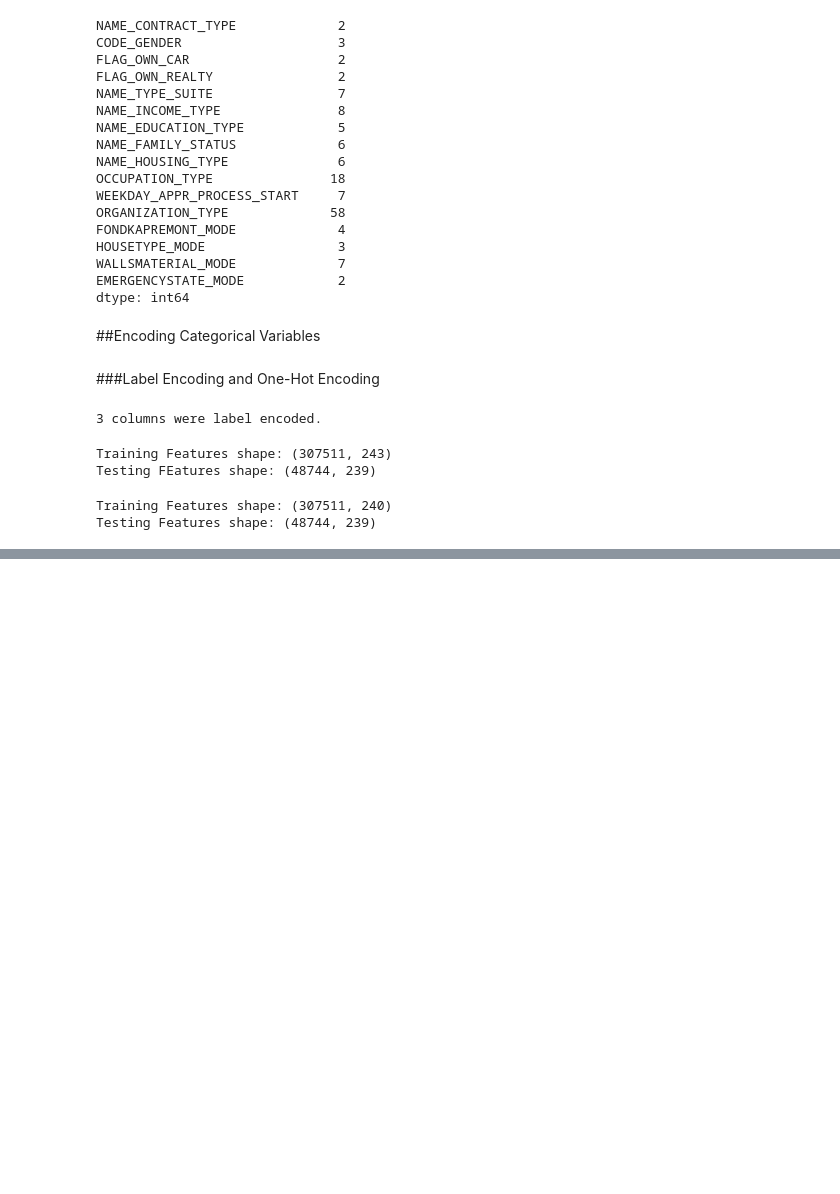
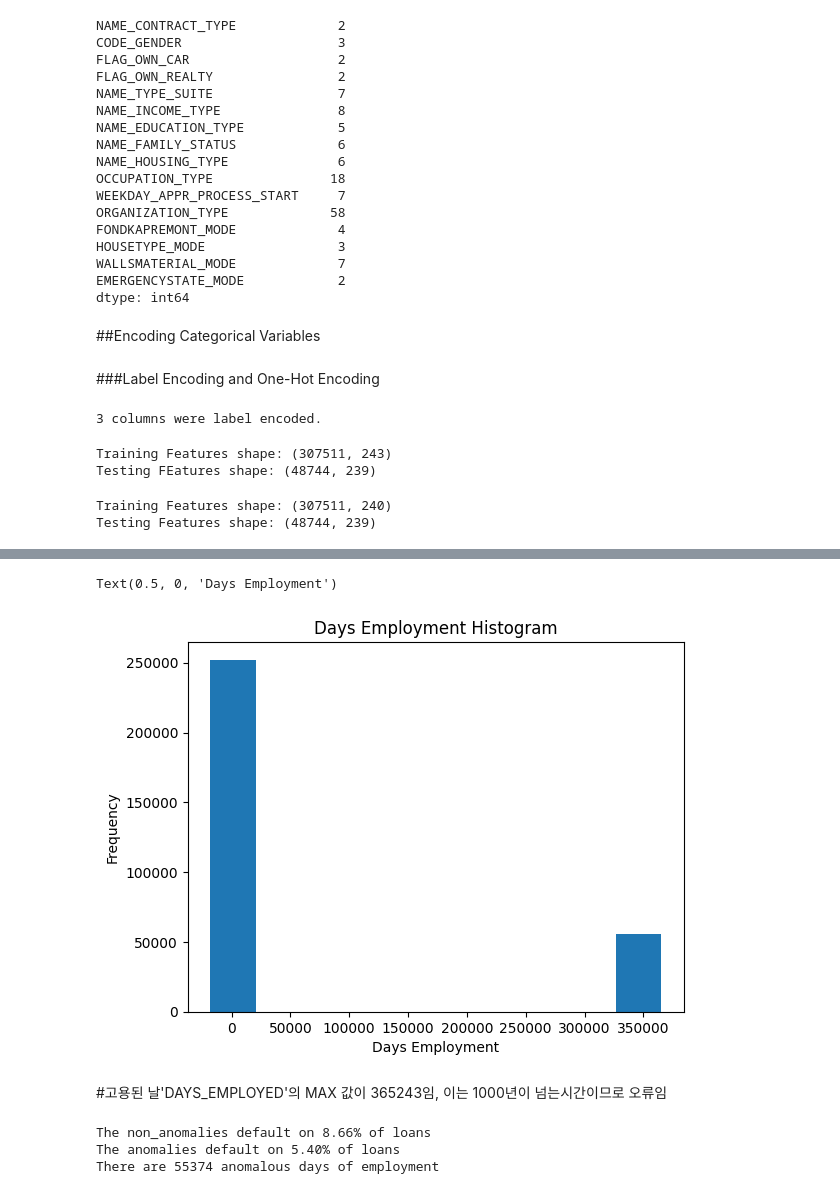
Before and after one commit to jhk990602/datapractice, a Jupyter notebook: HomeCreditDefaultRisk_1.ipynb, the cells around one changed output, grey strips where cells are left out. Saved outputs shown, nothing was run; the diff lists cells and outputs as text; code cells hidden in the pictures; blank space fills up the shorter version.

```diff
--- a/HomeCreditDefaultRisk_1.ipynb
+++ b/HomeCreditDefaultRisk_1.ipynb
@@ -184,0 +224,18 @@ Testing Features shape: (48744, 239)
+# %%
+app_train['DAYS_EMPLOYED'].plot.hist(title='Days Employment Histogram')
+plt.xlabel('Days Employment')
+# %% [output]
+Text(0.5, 0, 'Days Employment')
+[figure, added]
+# %% [markdown]
+#고용된 날'DAYS_EMPLOYED'의 MAX 값이 365243임, 이는 1000년이 넘는시간이므로 오류임
+# %%
+anom = app_train[app_train['DAYS_EMPLOYED'] == 365243]
+non_anom = app_train[app_train['DAYS_EMPLOYED'] != 365243]
+print('The non_anomalies default on %0.2f%% of loans' %(100* non_anom['TARGET'].mean()))
+print('The anomalies default on %0.2f%% of loans' %(100*anom['TARGET'].mean()))
+print('There are %d anomalous days of employment' % len(anom))
+# %% [output]
+The non_anomalies default on 8.66% of loans
+The anomalies default on 5.40% of loans
+There are 55374 anomalous days of employment
```
Also changed, not shown: parts of 5 cells of this notebook.
